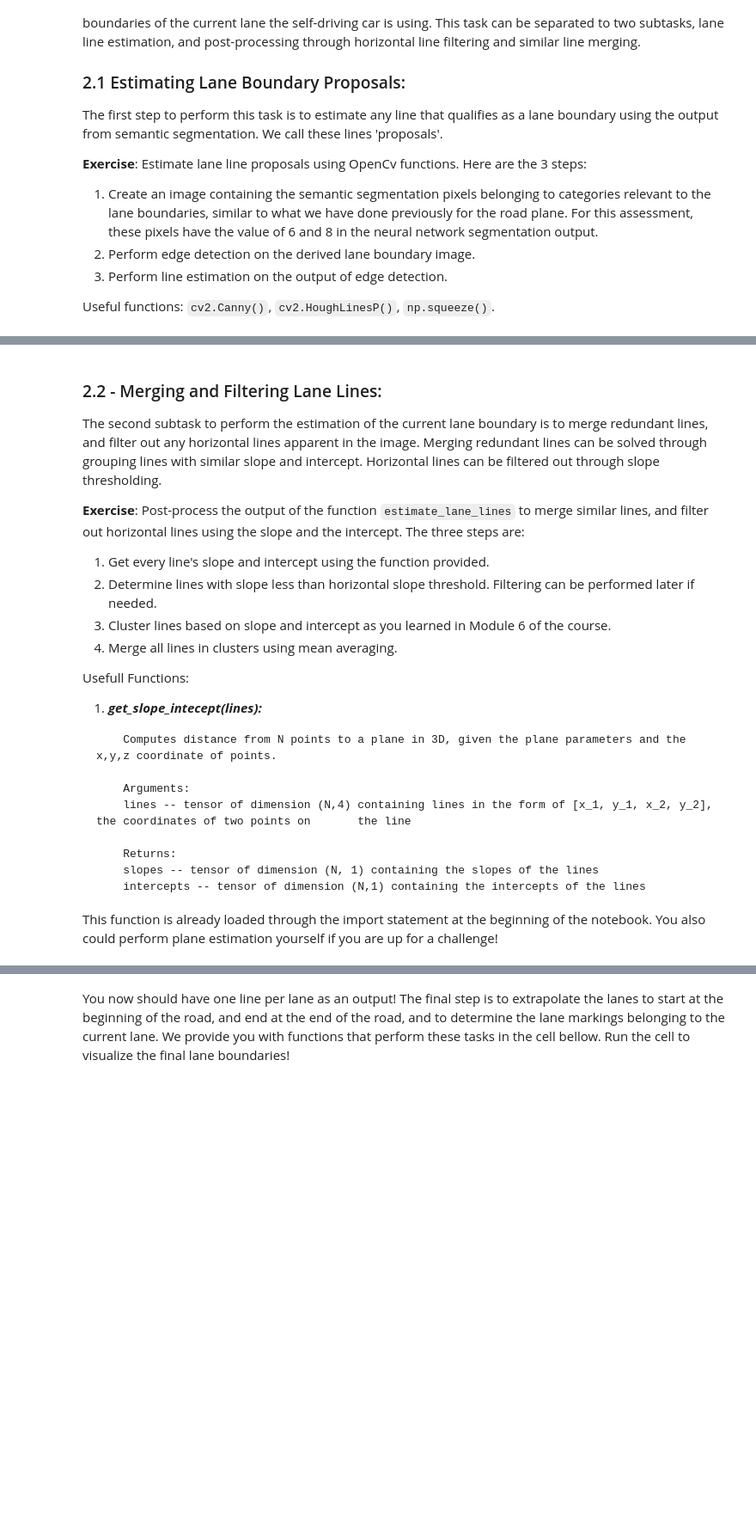
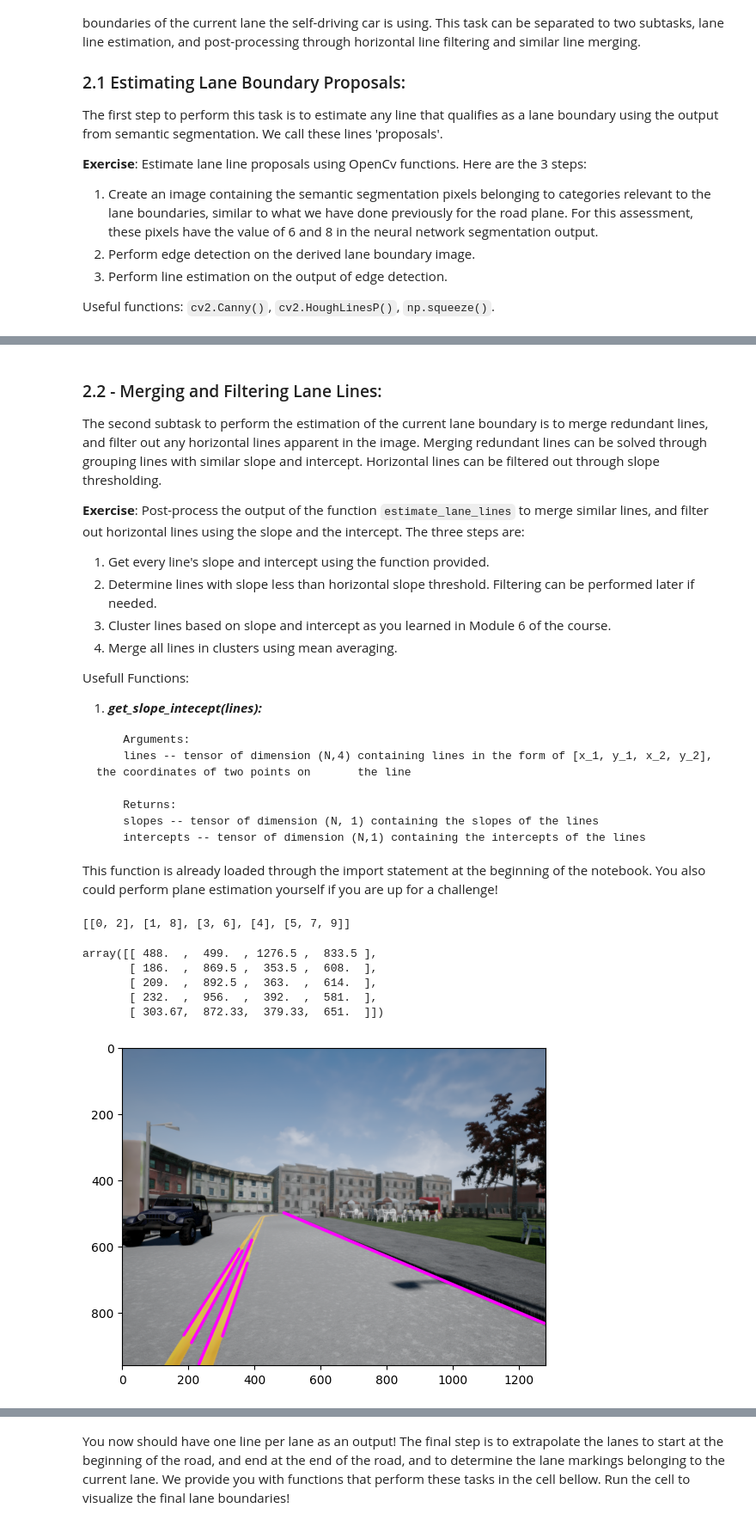
Before and after one commit to QuangMDoan/controller2d-nix, a Jupyter notebook: course3/module6/EnvironmentPerceptionv1.ipynb, the cells around one changed output, grey strips where cells are left out. Shown at 86% size. Drawn from its saved outputs; the diff is of its cells as text; code cells hidden in the pictures; blank space fills up the shorter version.

````diff
--- a/course3/module6/EnvironmentPerceptionv1.ipynb
+++ b/course3/module6/EnvironmentPerceptionv1.ipynb
@@ -534,8 +539,6 @@ Usefull Functions:
 1. ***get_slope_intecept(lines):***
 
 ```
-    Computes distance from N points to a plane in 3D, given the plane parameters and the x,y,z coordinate of points.
-
     Arguments:
     lines -- tensor of dimension (N,4) containing lines in the form of [x_1, y_1, x_2, y_2], the coordinates of two points on       the line
 
@@ -547,40 +550,79 @@ Usefull Functions:
 This function is already loaded through the import statement at the beginning of the notebook. You also could perform plane estimation yourself if you are up for a challenge!
 # %%
 # Graded Function: merge_lane_lines
-def merge_lane_lines(
-        lines):
+def merge_lane_lines(lines, slope_similarity_threshold=0.1, intercept_similarity_threshold=40, min_slope_threshold=0.3):
     """
     Merges lane lines to output a single line per lane, using the slope and intercept as similarity measures.
     Also, filters horizontal lane lines based on a minimum slope threshold.
 
     Arguments:
-    lines -- tensor of dimension (N, 4) containing lines in the form of [x_1, y_1, x_2, y_2],
+    lines -- tensor of dimension (N, 4) containing lines in the form of [x1, y1, x2, y2],
     the coordinates of two points on the line.
 
     Returns:
-    merged_lines -- tensor of dimension (N, 4) containing lines in the form of [x_1, y_1, x_2, y_2],
+    merged_lines -- tensor of dimension (N, 4) containing lines in the form of [x1, y1, x2, y2],
     the coordinates of two points on the line.
     """
 
     ### START CODE HERE ### (≈ 25 lines in total)
 
-    # Step 0: Define thresholds
-    slope_similarity_threshold = 0.1
-    intercept_similarity_threshold = 40
-    min_slope_threshold = 0.3
-
+    # Step 0: Define thresholds in function parameters
     # Step 1: Get slope and intercept of lines
     slopes, intercepts = get_slope_intecept(lines)
 
-    # Step 2: Determine lines with slope less than horizontal slope threshold.
+    # Step 2: Filter out horizontal lines (lines with absolute slope less than threshold)
+    non_horizontal_mask = np.abs(slopes) > min_slope_threshold
+    filtered_lines = lines[non_horizontal_mask]
+    filtered_slopes = slopes[non_horizontal_mask]
+    filtered_intercepts = intercepts[non_horizontal_mask]
 
-    # Step 3: Iterate over all remaining slopes and intercepts and cluster lines that are close to each other using a slope and intercept threshold.
-    for slope, intercept in zip(slopes, intercepts):
+    if len(filtered_lines) == 0:
+        return np.array([])
 
+    # Step 3: Cluster lines based on slope and intercept similarity
+    clusters = []
+    used = np.zeros(len(filtered_lines), dtype=bool)
 
-    # Step 4: Merge all lines in clusters using mean averaging
+    for i in range(len(filtered_lines)):
+        if used[i]:
+            continue
 
+        cluster = [i]
+        used[i] = True
+
+        for j in range(i + 1, len(filtered_lines)):
+            if used[j]:
+                continue
+
+            # Check if slopes and intercepts are similar
+            slope_diff = np.abs(filtered_slopes[i] - filtered_slopes[j])
+            intercept_diff = np.abs(filtered_intercepts[i] - filtered_intercepts[j])
+
+            if slope_diff <= slope_similarity_threshold and intercept_diff <= intercept_similarity_threshold:
+                cluster.append(j)
+                used[j] = True
+
+        clusters.append(cluster)
+
+    # Step 4: Merge lines in each cluster using mean averaging
+    merged_lines = [np.mean(filtered_lines[c], axis=0) for c in clusters]
+    merged_lines = np.array(merged_lines)
 
     # Note: Make sure dimensions of returned lines is (N x 4)
     ### END CODE HERE ###
-    return merged_lines
+    return filtered_lines, merged_lines, clusters
+
+filtered_lines, merged_lane_lines, clusters = merge_lane_lines(lines)
+# plt.imshow(dataset_handler.vis_lanes(filtered_lines))
+plt.imshow(dataset_handler.vis_lanes(merged_lane_lines))
+
+print(clusters)
+merged_lane_lines
+# %% [output]
+[[0, 2], [1, 8], [3, 6], [4], [5, 7, 9]]
+array([[ 488.  ,  499.  , 1276.5 ,  833.5 ],
+       [ 186.  ,  869.5 ,  353.5 ,  608.  ],
+       [ 209.  ,  892.5 ,  363.  ,  614.  ],
+       [ 232.  ,  956.  ,  392.  ,  581.  ],
+       [ 303.67,  872.33,  379.33,  651.  ]])
+[figure, added]
````
Also changed, not shown: parts of 27 cells of this notebook, 2 other files.
